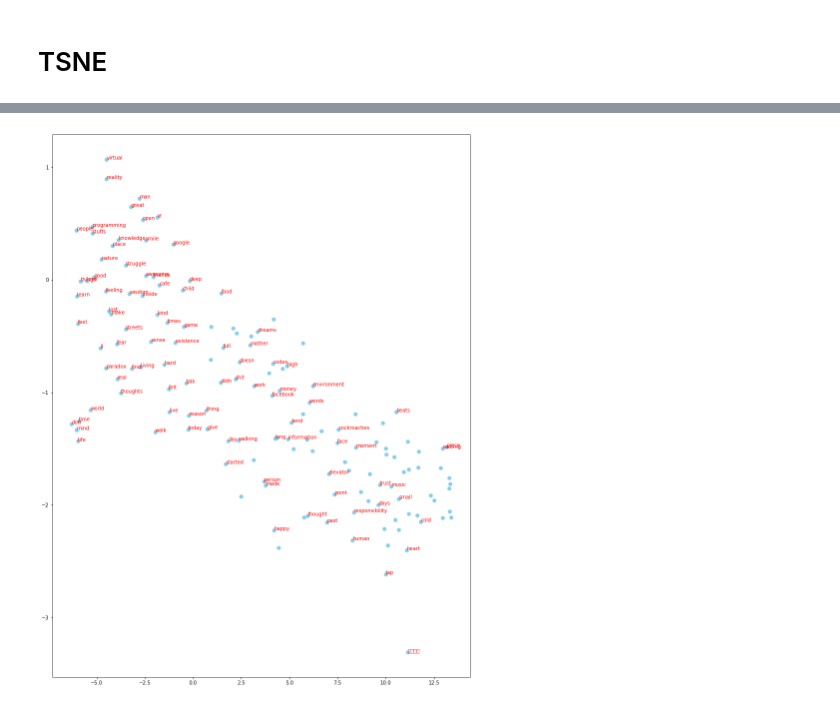
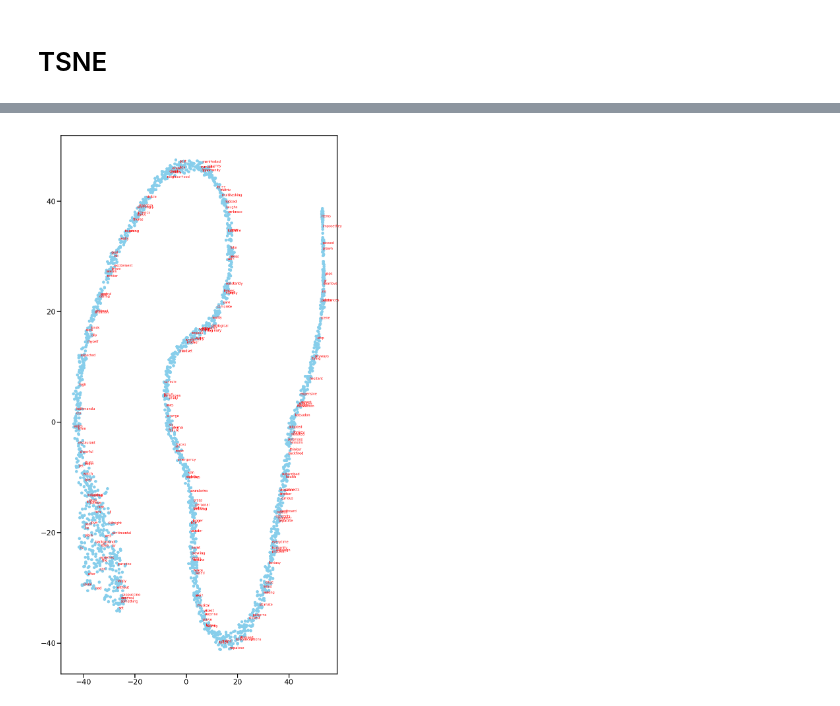
Before and after one commit to NISH1001/thought-analysis, a Jupyter notebook: analyzer.ipynb, the cells around one changed output, grey strips where cells are left out. Drawn from its saved outputs; the diff is of its cells as text; code cells hidden in the pictures.

```diff
--- a/analyzer.ipynb
+++ b/analyzer.ipynb
@@ -107,5 +166,5 @@ len(vocabs_filtered)
 # %%
 # get sorted vocab with count
-vocab_counts = sorted([ (v, model.wv.vocab[v].count) for v in vocabs_filtered ], key = lambda x : x[1], reverse=True)
+vocab_counts = sorted([ (v, word2vec.wv.vocab[v].count) for v in vocabs_filtered ], key = lambda x : x[1], reverse=True)
 vocab_counts[:10]
 # %% [output]
@@ -140,7 +199,7 @@ vocabs_topn[:10]
 %matplotlib inline
 plt.rcParams['figure.figsize'] = 20, 30
 # get vectors
-vectors = model[vocabs_topn]
+vectors = word2vec[vocabs_topn]
 #print(vectors)
 X = vectors[:, 0]
 Y = vectors[:, 1]
@@ -207,7 +273,7 @@ comp3d.shape
 (250, 3)
 # %%
 %matplotlib inline
-plt.rcParams['figure.figsize'] = 25, 20
+plt.rcParams['figure.figsize'] = 25, 30
 
 # visualize in 2d space
 #print(vectors)
@@ -221,7 +287,7 @@ fig, ax = plt.subplots()
 ax.scatter(Xp, Yp, s=150)
 
 #indices = range(0, 20)
-#for i, txt in enumerate(vocabs_topn):
-for i in range(0, 75):
+for i, txt in enumerate(vocabs_topn):
+#for i in range(0, 75):
     ax.annotate(vocabs_topn[i], (Xp[i],Yp[i]), color='red', size=20)
 # %% [output]
@@ -257,8 +324,8 @@ points = pd.DataFrame(
     [
         (word, coords[0], coords[1])
         for word, coords in [
-            (word, snevals[model.wv.vocab[word].index])
-            for word in model.wv.vocab
+            (word, snevals[word2vec.wv.vocab[word].index])
+            for word in word2vec.wv.vocab
         ]
     ],
     columns=["word", "x", "y"]
@@ -281,16 +352,17 @@ points.plot.scatter("x", "y", s=10, figsize=(20, 12))
 # %%
 %matplotlib inline
-plt.rcParams['figure.figsize'] = 15, 20
+plt.rcParams['figure.figsize'] = 15, 30
 Xt = snevals[:, 0]
 Yt = snevals[:, 1]
 #plt.scatter(Xp, Yp)
 
 # plot
 fig, ax = plt.subplots()
 #ax = Axes3D(fig)
 ax.scatter(Xt, Yt, c='skyblue', s=50)
 
-for i in range(0, 100):
-    ax.annotate(vocabs_topn[i], (Xt[i],Yt[i]), color='red')
+for i in range(0, len(points), 10):
+#for i, text in enumerate(word2vec.wv.vocab):
+    ax.annotate(points['word'][i], (Xt[i],Yt[i]), color='red')
 # %% [output]
-[figure, old version]
+[figure, new version]
```
Also changed, not shown: parts of 26 cells of this notebook, 1 other file.
